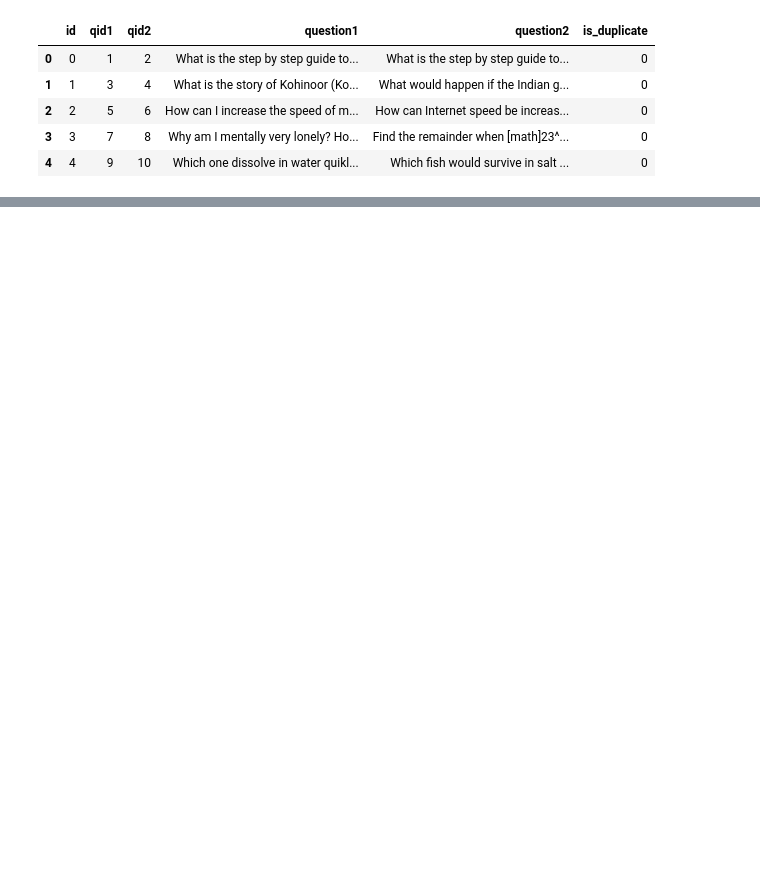
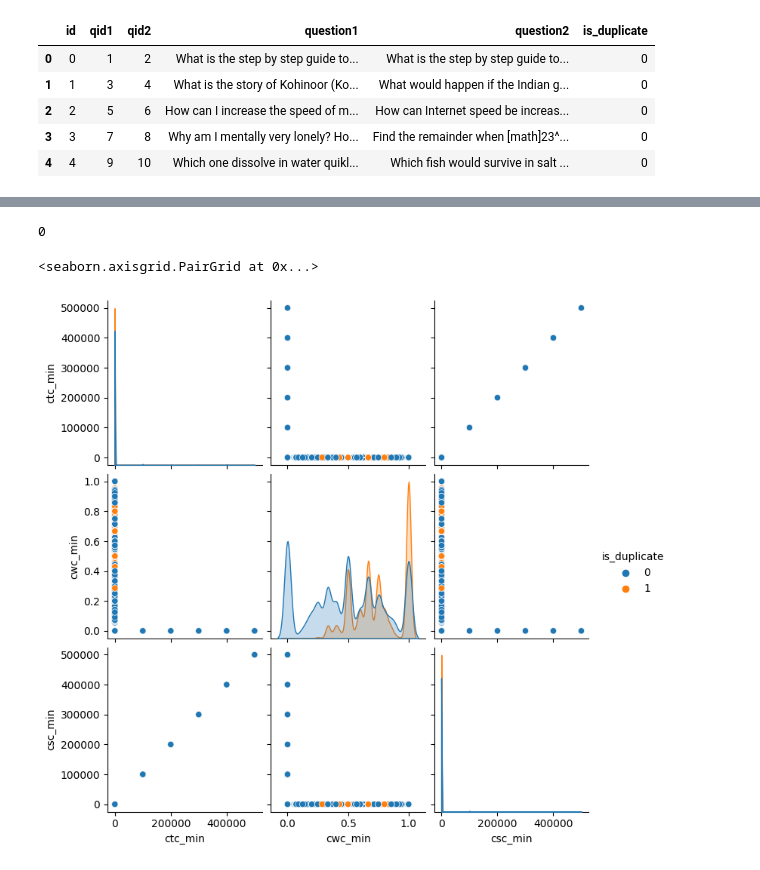
Before and after one commit to vky6366/Quora-Question-Pairs, a Jupyter notebook: Preprocessing and training/quora-question-pairs.ipynb, the cells around one changed output, grey strips where cells are left out. Saved outputs shown, nothing was run; the diff lists cells and outputs as text; code cells hidden in the pictures; blank space fills up the shorter version.

```diff
--- a/Preprocessing and training/quora-question-pairs.ipynb
+++ b/Preprocessing and training/quora-question-pairs.ipynb
@@ -301,4 +301,4 @@ length_features = df.apply(fetch_length_features,axis=1)
 
 df['abs_len_diff'] = list(map(lambda x: x[0],length_features))
 df['mean_len'] = list(map(lambda x:x[1],length_features))
-df['longest_subtr_ratio'] = list(map(lambda x: x[2],length_features))
+df['longest_substr_ratio'] = list(map(lambda x: x[2],length_features))
@@ -306,0 +318,33 @@ df.to_csv('preprocessed1.csv', index=False)
+# %%
+df['question2'].isnull().sum()
+# %% [output]
+0
+# %%
+df.dropna(subset=['question1', 'question2'], inplace=True)
+# %%
+from fuzzywuzzy import fuzz
+def fetch_fuzzy_features(row):
+    q1 = row['question1']
+    q2 = row['question2']
+    fuzzy_features = [0.0]*4
+    fuzzy_features[0] = fuzz.ratio(q1,q2)
+    fuzzy_features[1] = fuzz.partial_ratio(q1,q2)
+    fuzzy_features[2] = fuzz.token_sort_ratio(q1,q2)
+    fuzzy_features[3] = fuzz.token_set_ratio(q1,q2)
+
+    return fuzzy_features
+# %%
+fuzzy_features = df.apply(fetch_fuzzy_features,axis=1)
+
+df['fuzz_ratio'] = list(map(lambda x:x[0],fuzzy_features))
+df['fuzz_partial_ratio'] = list(map(lambda x:x[1],fuzzy_features))
+df['token_sort_ratio'] = list(map(lambda x:x[2],fuzzy_features))
+df['token_set_ratio'] = list(map(lambda x:x[3],fuzzy_features))
+# %%
+import warnings
+warnings.simplefilter(action='ignore', category=FutureWarning)
+
+sns.pairplot(df[['ctc_min','cwc_min','csc_min','is_duplicate']],hue ='is_duplicate')
+# %% [output]
+<seaborn.axisgrid.PairGrid at 0x...>
+[figure, added]
```
Also changed, not shown: parts of 25 cells of this notebook.
